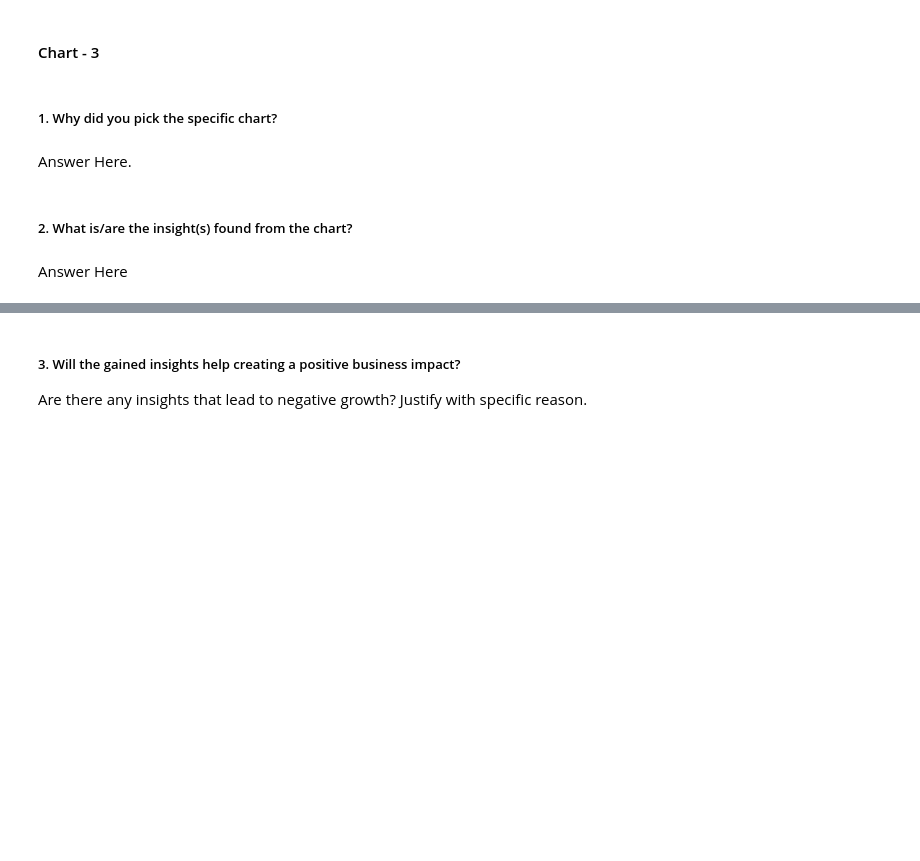
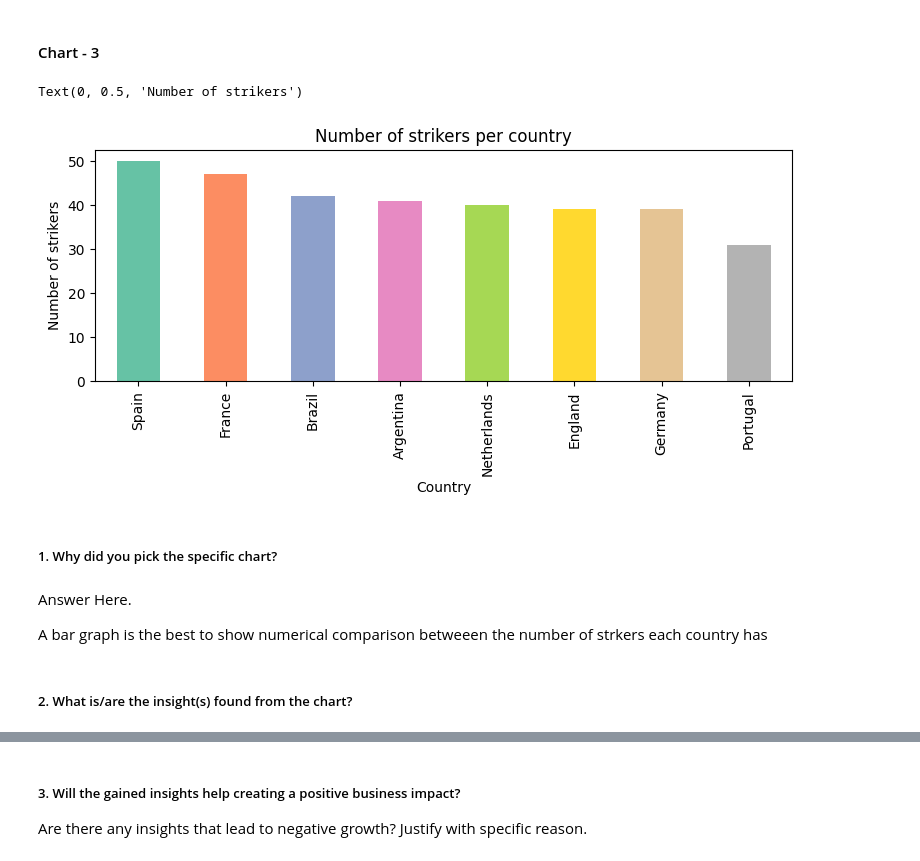
Before and after one commit to kushtagra7/fifa_transfermarket_analysis, a Jupyter notebook: Fifa_TransferMarket_EDA_Project.ipynb, the cells around one changed output, grey strips where cells are left out. Drawn from its saved outputs; the diff is of its cells as text; code cells hidden in the pictures; blank space fills up the shorter version.

Commit message:
Added 3 more graphs to the file while performing EDA.

```diff
--- a/Fifa_TransferMarket_EDA_Project.ipynb
+++ b/Fifa_TransferMarket_EDA_Project.ipynb
@@ -270,8 +268,20 @@ The gained insights from the graph can help the clubs looking to sign players de
+# %%
+# Chart - 3 visualization code
+strikers=df[df['position']=='ST']
+strikers_count=strikers['nationality'].value_counts()
+plt.figure(figsize=(9,3))
+strikers_count.plot(kind='bar', color=sns.color_palette('Set2'))
+plt.title('Number of strikers per country')
+plt.xlabel('Country')
+plt.ylabel('Number of strikers')
+# %% [output]
+Text(0, 0.5, 'Number of strikers')
+[figure, added]
 # %% [markdown]
 ##### 1. Why did you pick the specific chart?
-# %% [markdown]
-Answer Here.
+# %% [markdown]
+Answer Here.
+
+A bar graph is the best to show numerical comparison betweeen the number of strkers each country has
 # %% [markdown]
 ##### 2. What is/are the insight(s) found from the chart?
-# %% [markdown]
-Answer Here
```
Also changed, not shown: parts of 20 cells of this notebook.
